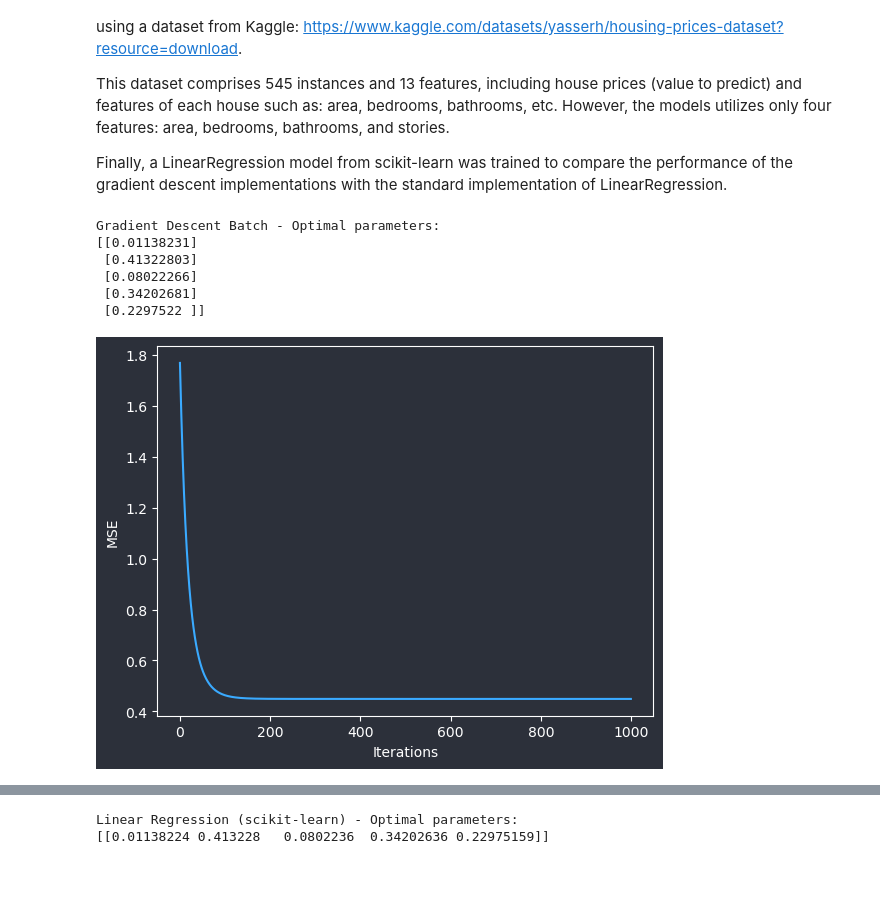
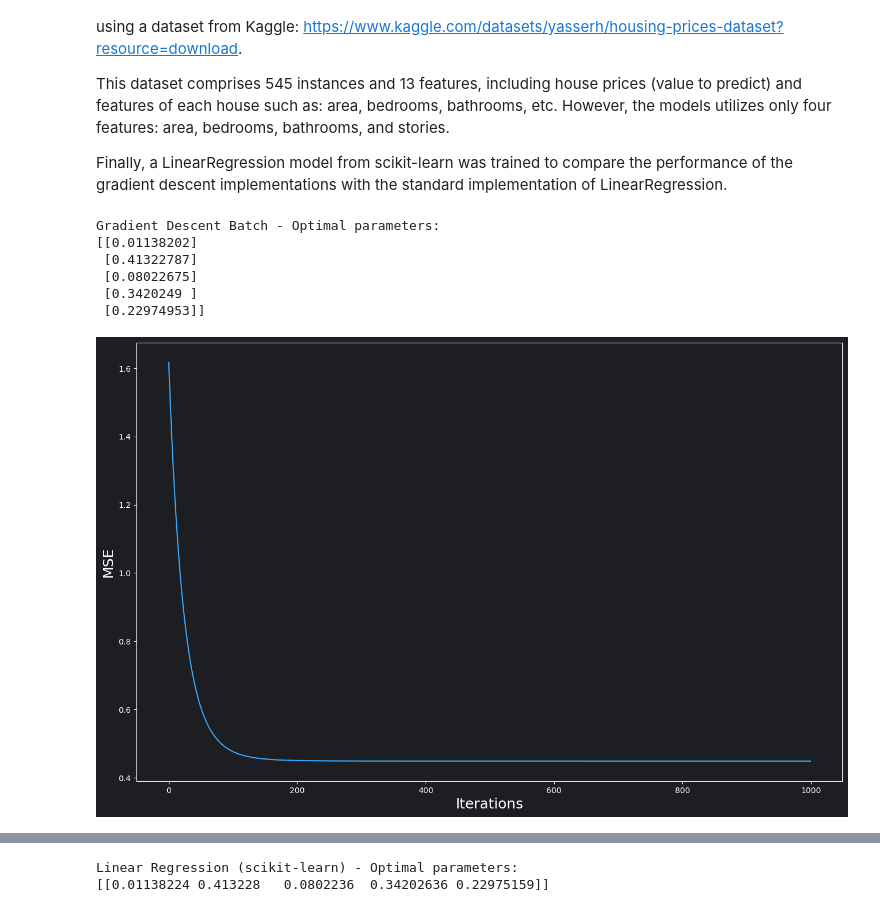
Before and after one commit to javierontbla/gradient_descent_with_python, a Jupyter notebook: Chapter_04.2.ipynb, the cells around one changed output, grey strips where cells are left out. Saved outputs shown, nothing was run; the diff lists cells and outputs as text; code cells hidden in the pictures; blank space fills up the shorter version.

```diff
--- a/Chapter_04.2.ipynb
+++ b/Chapter_04.2.ipynb
@@ -51,45 +51,57 @@ n_iterations_batch = 1000
 theta_batch = np.random.rand(X_train.shape[1], 1) # initial random values for params
 
 cost_batch = [] # arr to store the mse on each iteration
 iterations_batch = [] # arr to store the no. of iteration on each iteration
 
+# change in theta across each iteration
+theta0_batch = []
+theta1_batch = []
+
 for iteration in range(n_iterations_batch):
     gradients_batch = (2/m) * (X_train.T.dot(X_train.dot(theta_batch) - y_train)) # gradient vector of cost function
     theta_batch = theta_batch - (eta_batch * gradients_batch) # update params
     mse_batch = np.square(np.subtract(X_train.dot(theta_batch), y_train)).mean() # calculate MSE (error)
     cost_batch.append(mse_batch) # append current MSE value to arr
     iterations_batch.append(iteration) # append current no. of iteration to arr
+    theta0_batch.append(theta_batch[0]) # save current theta0 value to plot
+    theta1_batch.append(theta_batch[1]) # save current theta1 value to plot
 
 print(f"Gradient Descent Batch - Optimal parameters:\n{theta_batch}") # print optimal params
 
 # change plot's background color
-plt.figure(facecolor='#2c303a')
+plt.figure(facecolor='#1D1E22')
 ax = plt.axes()
-ax.set_facecolor('#2c303a')
+ax.set_facecolor('#1D1E22')
+
+figure = plt.gcf()  # get current figure
+figure.set_size_inches(16, 10) # set figure's size manually to your full screen (32x18)
 
 # change axis colors
-ax.set_xlabel('Iterations')
-ax.set_ylabel('MSE')
+ax.set_xlabel('Iterations', fontsize=18)
+ax.set_ylabel('MSE', fontsize=18)
 ax.spines['top'].set_color('white')
 ax.spines['bottom'].set_color('white')
 ax.spines['left'].set_color('white')
 ax.spines['right'].set_color('white')
 ax.xaxis.label.set_color('white')
 ax.yaxis.label.set_color('white')
 ax.tick_params(axis='x', colors='white')
 ax.tick_params(axis='y', colors='white')
 
-# plot data
-plt.plot(iterations_batch, cost_batch, color="#3aaaff") # plot the MSE (y-axis) decrease on each iteration (x-axis)
+# plot the MSE (y-axis) decrease on each iteration (x-axis)
+plt.plot(iterations_batch, cost_batch, color="#3aaaff")
+
+# save plot locally
+#plt.savefig('gradient_descent_batch_mse.png', bbox_inches='tight', transparent=True)
 plt.show()
 # %% [output]
 Gradient Descent Batch - Optimal parameters:
-[[0.01138231]
- [0.41322803]
- [0.08022266]
- [0.34202681]
- [0.2297522 ]]
+[[0.01138202]
+ [0.41322787]
+ [0.08022675]
+ [0.3420249 ]
+ [0.22974953]]
-[figure, old version]
+[figure, new version]
 # %%
 # stochastic
 eta_sgd = 0.01 # learning rate
```
Also changed, not shown: parts of 4 cells of this notebook.
